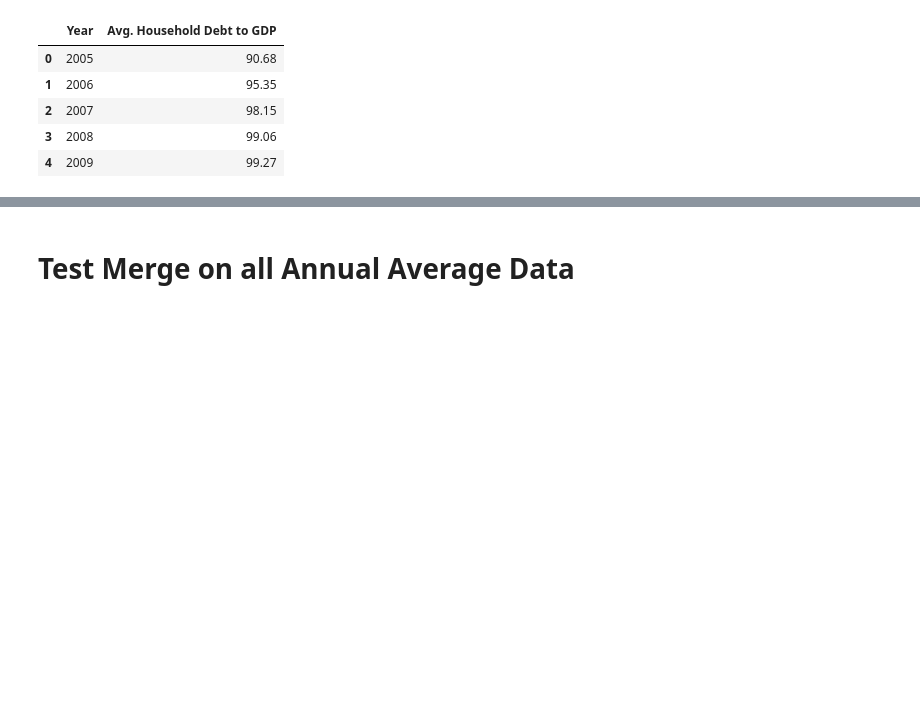
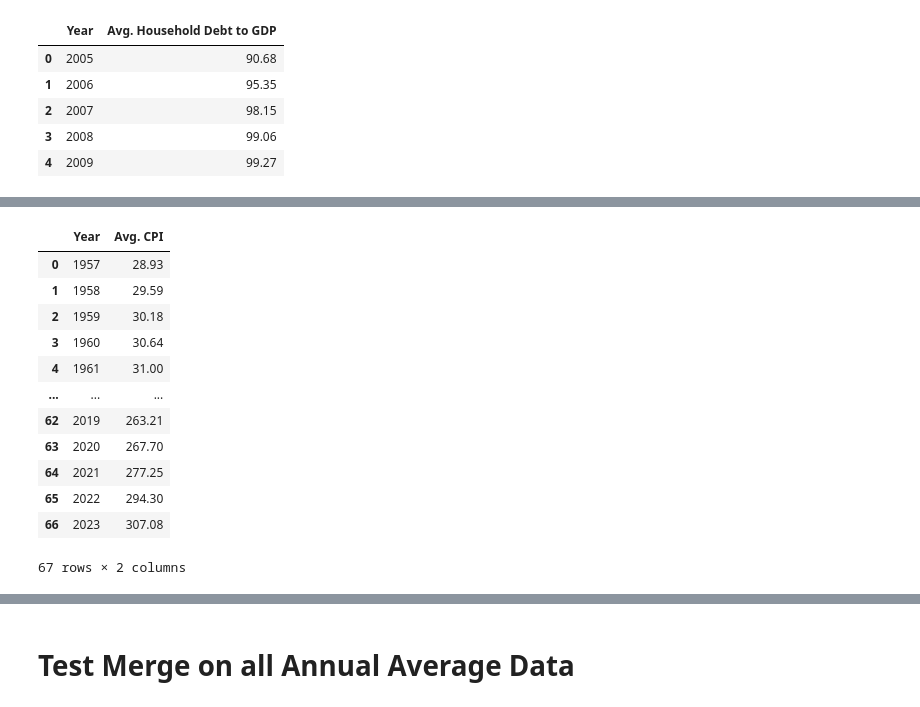
Before and after one commit to njlanger/Project1_Grp3, a Jupyter notebook: input_data/raw_fred_data.ipynb, the cells around one changed output, grey strips where cells are left out. Cells and saved outputs as stored; diff of their text form; code cells hidden in the pictures; blank space fills up the shorter version.

```diff
--- a/input_data/raw_fred_data.ipynb
+++ b/input_data/raw_fred_data.ipynb
@@ -344,0 +398,17 @@ avg_household_debt_to_gdp_df.head()
+# %%
+average_cpi_df = average_values_by_year_df(cpi_df_1)
+average_cpi_df
+# %% [output]
+|  | Year | Avg. CPI |
+| 0 | 1957 | 28.93 |
+| 1 | 1958 | 29.59 |
+| 2 | 1959 | 30.18 |
+| 3 | 1960 | 30.64 |
+| 4 | 1961 | 31.00 |
+| ... | ... | ... |
+| 62 | 2019 | 263.21 |
+| 63 | 2020 | 267.70 |
+| 64 | 2021 | 277.25 |
+| 65 | 2022 | 294.30 |
+| 66 | 2023 | 307.08 |
+67 rows × 2 columns
```
Also changed, not shown: parts of 15 cells of this notebook, 1 other file.
